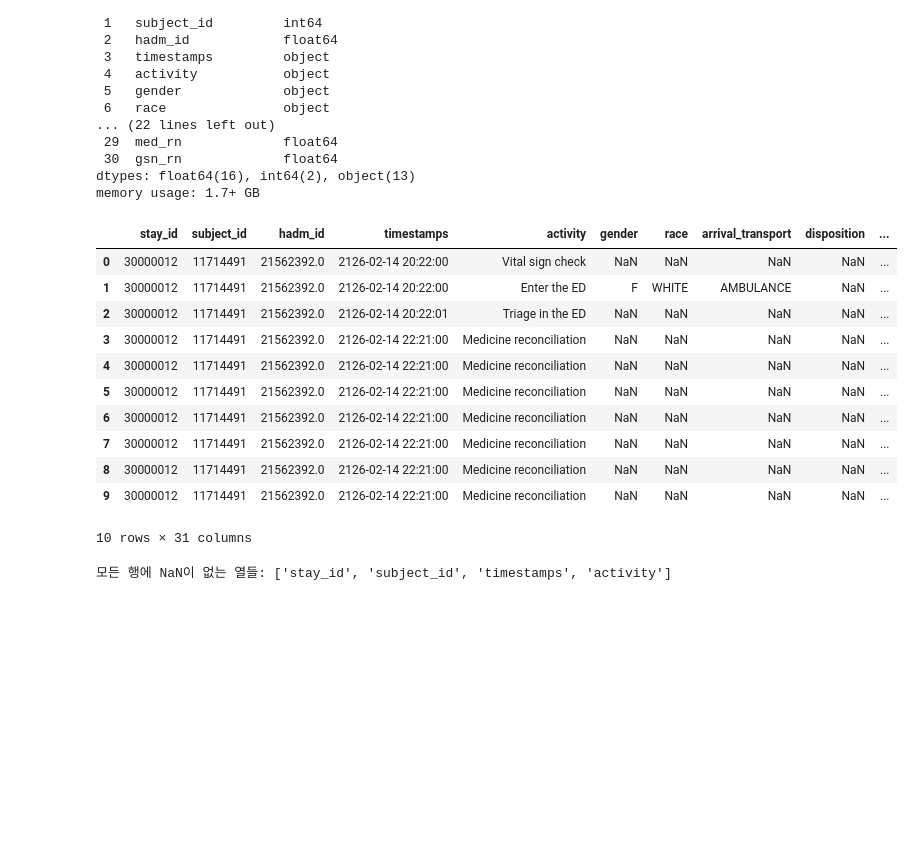
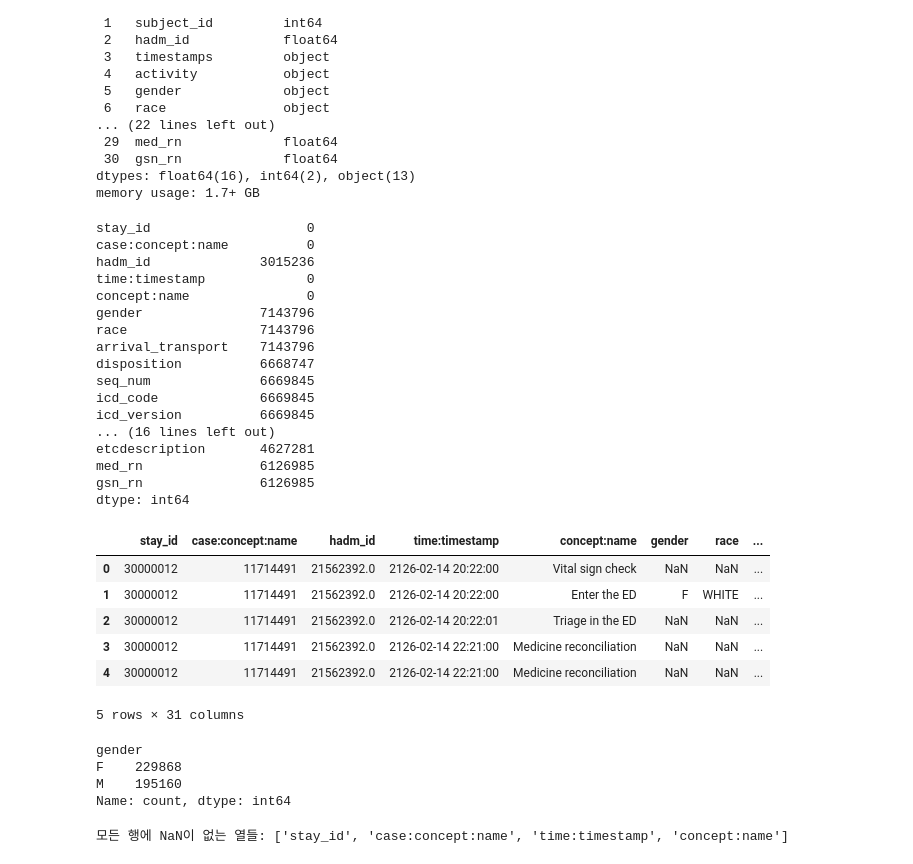
Before and after one commit to BPark01/Data-Segmentation-Benchmark-in-Process-Mining, a Jupyter notebook: mimic_benchmark.ipynb, the cells around one changed output. Saved outputs shown, nothing was run; the diff lists cells and outputs as text; code cells hidden in the pictures; blank space fills up the shorter version.

```diff
--- a/mimic_benchmark.ipynb
+++ b/mimic_benchmark.ipynb
@@ -22,3 +16,8 @@ from pm4py.statistics.traces.generic.log import case_statistics
 # %%
 path = os.path.join(os.getcwd(),'data', 'mimicel.csv')
 df = pd.read_csv(path)
+
+'''
+xes = pm.read_xes(path)
+df = pm.convert_to_dataframe(xes)
+'''
@@ -47,24 +48,52 @@ Data columns (total 31 columns):
  30  gsn_rn             float64
 dtypes: float64(16), int64(2), object(13)
 memory usage: 1.7+ GB
+# %%
+df = df.rename(columns={
+    'subject_id': 'case:concept:name',
+    'activity': 'concept:name',
+    'timestamps': 'time:timestamp'
+})
+# %%
+df.isnull().sum()
+# %% [output]
+stay_id                    0
+case:concept:name          0
+hadm_id              3015236
+time:timestamp             0
+concept:name               0
+gender               7143796
+race                 7143796
+arrival_transport    7143796
+disposition          6668747
+seq_num              6669845
+icd_code             6669845
+icd_version          6669845
+... (16 lines left out)
+etcdescription       4627281
+med_rn               6126985
+gsn_rn               6126985
+dtype: int64
 # %%
-df.head(10)
+df.head()
 # %% [output]
-|  | stay_id | subject_id | hadm_id | timestamps | activity | gender | race | arrival_transport | disposition | ... |
-| 0 | 30000012 | 11714491 | 21562392.0 | 2126-02-14 20:22:00 | Vital sign check | NaN | NaN | NaN | NaN | ... |
-| 1 | 30000012 | 11714491 | 21562392.0 | 2126-02-14 20:22:00 | Enter the ED | F | WHITE | AMBULANCE | NaN | ... |
-| 2 | 30000012 | 11714491 | 21562392.0 | 2126-02-14 20:22:01 | Triage in the ED | NaN | NaN | NaN | NaN | ... |
-| 3 | 30000012 | 11714491 | 21562392.0 | 2126-02-14 22:21:00 | Medicine reconciliation | NaN | NaN | NaN | NaN | ... |
-| 4 | 30000012 | 11714491 | 21562392.0 | 2126-02-14 22:21:00 | Medicine reconciliation | NaN | NaN | NaN | NaN | ... |
-| 5 | 30000012 | 11714491 | 21562392.0 | 2126-02-14 22:21:00 | Medicine reconciliation | NaN | NaN | NaN | NaN | ... |
-| 6 | 30000012 | 11714491 | 21562392.0 | 2126-02-14 22:21:00 | Medicine reconciliation | NaN | NaN | NaN | NaN | ... |
-| 7 | 30000012 | 11714491 | 21562392.0 | 2126-02-14 22:21:00 | Medicine reconciliation | NaN | NaN | NaN | NaN | ... |
-| 8 | 30000012 | 11714491 | 21562392.0 | 2126-02-14 22:21:00 | Medicine reconciliation | NaN | NaN | NaN | NaN | ... |
-| 9 | 30000012 | 11714491 | 21562392.0 | 2126-02-14 22:21:00 | Medicine reconciliation | NaN | NaN | NaN | NaN | ... |
+|  | stay_id | case:concept:name | hadm_id | time:timestamp | concept:name | gender | race | ... |
+| 0 | 30000012 | 11714491 | 21562392.0 | 2126-02-14 20:22:00 | Vital sign check | NaN | NaN | ... |
+| 1 | 30000012 | 11714491 | 21562392.0 | 2126-02-14 20:22:00 | Enter the ED | F | WHITE | ... |
+| 2 | 30000012 | 11714491 | 21562392.0 | 2126-02-14 20:22:01 | Triage in the ED | NaN | NaN | ... |
+| 3 | 30000012 | 11714491 | 21562392.0 | 2126-02-14 22:21:00 | Medicine reconciliation | NaN | NaN | ... |
+| 4 | 30000012 | 11714491 | 21562392.0 | 2126-02-14 22:21:00 | Medicine reconciliation | NaN | NaN | ... |
-10 rows × 31 columns
+5 rows × 31 columns
+# %%
+df['gender'].value_counts()
+# %% [output]
+gender
+F    229868
+M    195160
+Name: count, dtype: int64
 # %%
 non_null_cols = df.columns[~df.isna().any()]
 print("모든 행에 NaN이 없는 열들:", list(non_null_cols))
 # %% [output]
-모든 행에 NaN이 없는 열들: ['stay_id', 'subject_id', 'timestamps', 'activity']
+모든 행에 NaN이 없는 열들: ['stay_id', 'case:concept:name', 'time:timestamp', 'concept:name']
 # %%
```
Also changed, not shown: parts of 32 cells of this notebook.
